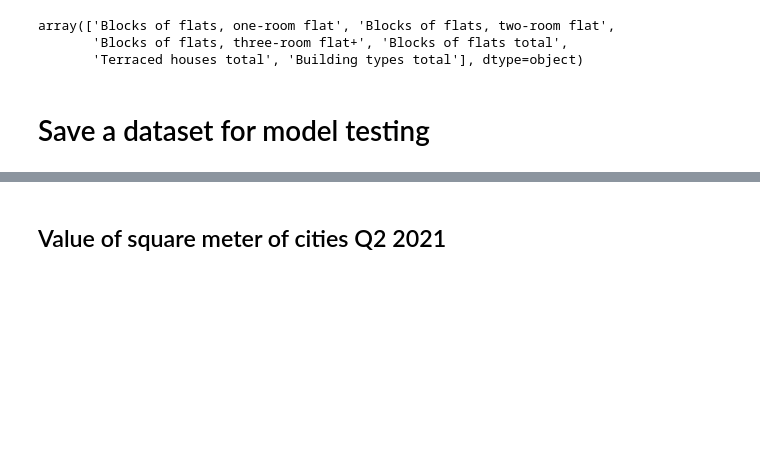
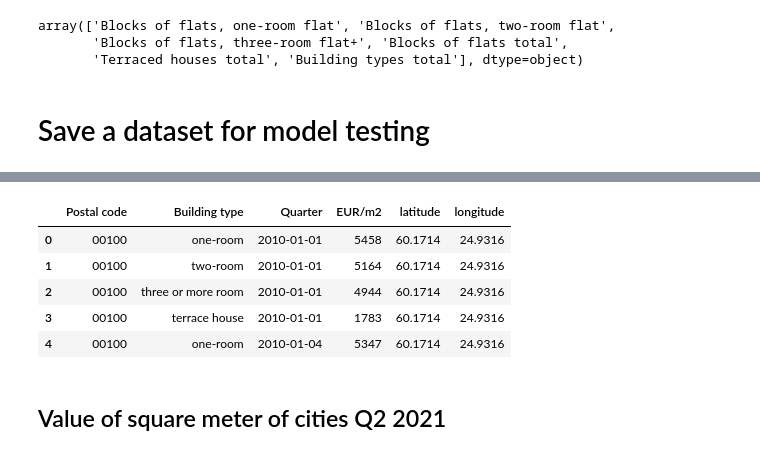
Before and after one commit to atreyaray/OP-Forecasting-Future-House-Prices, a Jupyter notebook: notebooks/Ken Folder/Data_preparation (Ken).ipynb, the cells around one changed output, grey strips where cells are left out. Drawn from its saved outputs; the diff is of its cells as text; code cells hidden in the pictures; blank space fills up the shorter version.

```diff
--- a/notebooks/Ken Folder/Data_preparation (Ken).ipynb
+++ b/notebooks/Ken Folder/Data_preparation (Ken).ipynb
@@ -303,8 +303,7 @@ array(['Blocks of flats, one-room flat', 'Blocks of flats, two-room flat',
 # %% [markdown]
 # Save a dataset for model testing
 # %%
-wanted_columns = ['Postal code', 'Building type', 'Quarter', 'EUR/m2',
-                  'county_name', 'latitude', 'longitude']
+wanted_columns = ['Postal code', 'Building type', 'Quarter', 'EUR/m2','latitude', 'longitude']
 not_wanted_building_types = ['Building types total','Blocks of flats total']
 df_only_houses = df_merge[~df_merge["Building type"].isin(not_wanted_building_types)].reset_index(drop=True)
 df_only_houses["EUR/m2"] = df_only_houses["EUR/m2"].astype(int)
@@ -311,2 +316,13 @@ df_only_houses["EUR/m2"] = df_only_houses["EUR/m2"].astype(int)
+# %%
+### Rename building types
+
+
+def rename_building(row):
+    dic = {'Blocks of flats, one-room flat':'one-room','Blocks of flats, two-room flat':'two-room',
+           'Blocks of flats, three-room flat+':'three or more room', 'Terraced houses total':'terrace house'}
+    return dic[row]
+
+df_only_houses2 = df_only_houses
+df_only_houses2["Building type"] = df_only_houses2["Building type"].apply(lambda r: rename_building(r))
 # %%
-df_only_houses.head()
+data = df_only_houses2[wanted_columns]
@@ -320 +329,10 @@ df_only_houses.head()
+# %%
+data.head()
+# %% [output]
+|  | Postal code | Building type | Quarter | EUR/m2 | latitude | longitude |
+| 0 | 00100 | one-room | 2010-01-01 | 5458 | 60.1714 | 24.9316 |
+| 1 | 00100 | two-room | 2010-01-01 | 5164 | 60.1714 | 24.9316 |
+| 2 | 00100 | three or more room | 2010-01-01 | 4944 | 60.1714 | 24.9316 |
+| 3 | 00100 | terrace house | 2010-01-01 | 1783 | 60.1714 | 24.9316 |
+| 4 | 00100 | one-room | 2010-01-04 | 5347 | 60.1714 | 24.9316 |
 # %%
```
Also changed, not shown: parts of 14 cells of this notebook, 1 other file.
